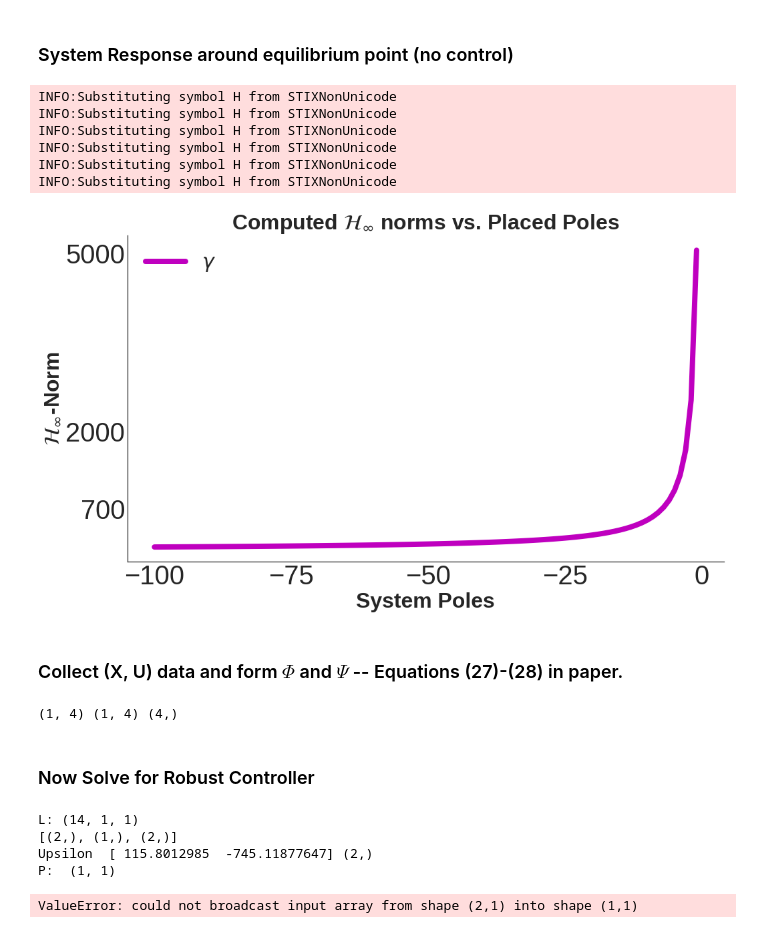
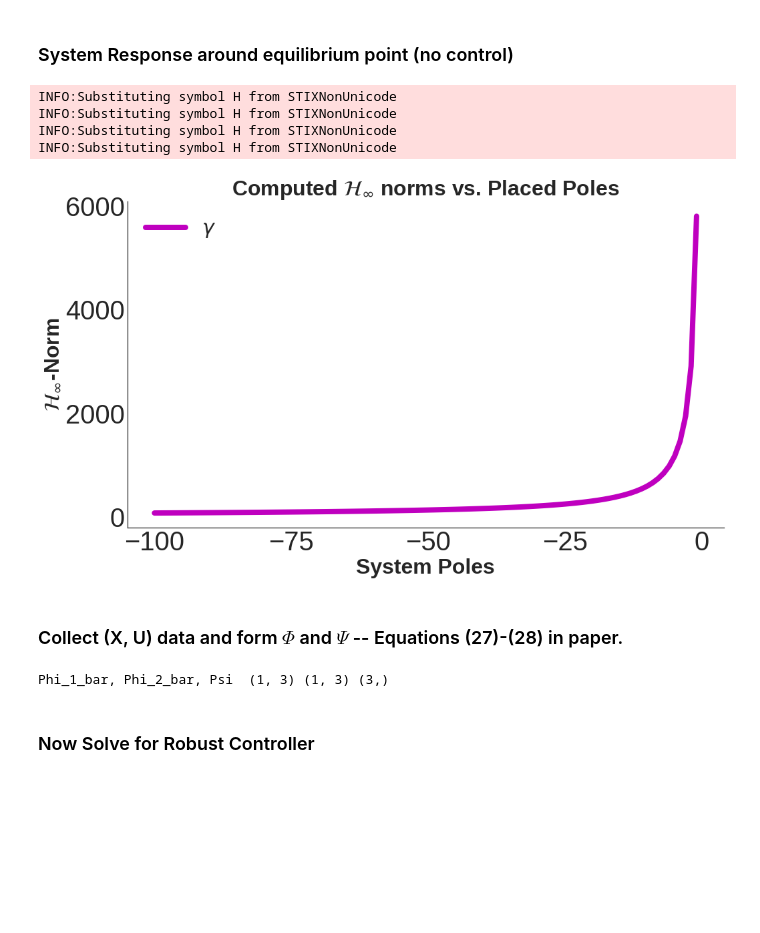
Before and after one commit to robotsorcerer/robust-design, a Jupyter notebook: notebooks/ifac22.ipynb, the cells around one changed output. Drawn from its saved outputs; the diff is of its cells as text; code cells hidden in the pictures; blank space fills up the shorter version.

Commit message:
ifac 22 experiments almost finished

```diff
--- a/notebooks/ifac22.ipynb
+++ b/notebooks/ifac22.ipynb
@@ -301,9 +300,12 @@ theta_hill = [
 # %% [markdown]
 ### System Response around equilibrium point (no control)
 # %%
-x0, u0, w0 = [20], [0.16874874, 40], [0, 0]
+x0, u0, w0 = [20], [0.16874874, 40, 0], [0, 0]
 
 A, B1, B2, C, D = linearize(x0, u0, w0)
+
+# since we are only controlling the speed, pick B1 and B1's state components only
+B1, B2, D = np.expand_dims(B1[:,0], 1), np.expand_dims(B2[:,0], 1), np.expand_dims(D[:,0], 1)
 # %%
 
 # pick an hinf norm bound gamma = 0.01
@@ -330,29 +332,28 @@ for pole in possible_poles:
 
     i += 1
 # %%
-Kplot = la.norm(np.array(Gains).squeeze(), ord=2, axis=1)
-
+# Kplot = la.norm(np.array(Gains).squeeze(), ord=2, axis=1)
+show = False
 fig = plt.figure(figsize=(16,9), facecolor="white")
 ax  = plt.subplot(111)
 ax.plot(possible_poles, np.asarray(gammas), label=rf"$\gamma$", linewidth=8, color="m")
 ax.set_xlabel("System Poles", fontdict=fontdict)
 ax.set_ylabel(r"$\mathcal{H}_\infty$-Norm", fontdict=fontdict)
 ax.set_title(r"Computed $\mathcal{H}_\infty$ norms vs. Placed Poles", fontdict=fontdict)
 ax.xaxis.set_tick_params(labelsize=40)
 ax.yaxis.set_tick_params(labelsize=40)
 ax.xaxis.set_ticks([-100, -75, -50, -25, 0])
-ax.yaxis.set_ticks([700, 2000, 5000])
+# ax.yaxis.set_ticks([700, 12000, 18000])
 ax.legend(loc="upper left", fontsize=30)
-plt.savefig(join(expanduser("~"),"Documents/Papers/Pubs22/IFAC/figures", "hinfs.eps"), dpi=79, facecolor=None)
+if show:
+    plt.savefig(join(expanduser("~"),"Documents/Papers/Pubs22/IFAC/figures", "hinfs.eps"), dpi=79, facecolor=None)
 plt.show()
 # %% [output]
 INFO:Substituting symbol H from STIXNonUnicode
 INFO:Substituting symbol H from STIXNonUnicode
 INFO:Substituting symbol H from STIXNonUnicode
 INFO:Substituting symbol H from STIXNonUnicode
-INFO:Substituting symbol H from STIXNonUnicode
-INFO:Substituting symbol H from STIXNonUnicode
-[figure, old version]
+[figure, new version]
 # %% [markdown]
 ### Collect (X, U) data and form $\Phi$ and $\Psi$ -- Equations (27)-(28) in paper.
 # %%
@@ -371,17 +372,17 @@ sys = Bundle(dict(A=A, B1=B1, B2=B2, C=C, D=D, tf=150, dt=0.1, Q=C.T@C, R=D.T@D
 T = int(sys.tf/sys.dt)     # number of simulation timesteps
 T = np.linspace(0, T, T)
 X0 = np.array(([40]))  # collect data
-# print(X0.shape, T.shape)
 x, u, z = sys_integrator(sys, X0, K1, T)
 
-Phi = np.zeros((4, 4))
-Psi = np.zeros((4))
+Phi = np.zeros((3, 3))
+Psi = np.zeros((3))
 
 for i in range(u.shape[0]-1):
-    #phi = np.append(phi, [(vecv(x[i,:]).T)[0], (2*kron(x[i,:].T, u[i,:].T))[0],(2*kron(x[i,:].T, u[i,:].T))[1], 1], axis=0)
-    phi = np.array([(vecv(x[i,:]).T)[0], (2*kron(x[i,:].T, u[i,:].T))[0],(2*kron(x[i,:].T, u[i,:].T))[1], 1])
+    kron_term = 2*kron(x[i,:].T, u[i,:].T)
+    phi = np.array([(vecv(x[i,:]).T)[0], kron_term[0], 1])
     phi = np.expand_dims(phi, 1)
     temp = phi@phi.T*sys.dt
+    # print("temp: ", temp.shape)
     Phi += temp
 
     # psi now
@@ -397,40 +398,34 @@ n = 1; m = 1; n1 = int(n*(n+1)/2); n2 = int(n1 + m*n);
 Phi_1_bar = PhiInv[:n1]
 Phi_2_bar = PhiInv[n1:n2]
 
-print(Phi_1_bar.shape, Phi_2_bar.shape, Psi.shape)
+print("Phi_1_bar, Phi_2_bar, Psi ", Phi_1_bar.shape, Phi_2_bar.shape, Psi.shape)
 # %% [output]
-(1, 4) (1, 4) (4,)
+Phi_1_bar, Phi_2_bar, Psi  (1, 3) (1, 3) (3,)
 # %% [markdown]
 ### Now Solve for Robust Controller
 # %%
-PIter, QIter = 2, 14
-n, pf, qf = A.shape[0], 2, 2
-K = np.zeros((PIter,)+(K1.shape))
-K[0,:] = K1
-Rmat = np.eye(K1.T.shape[-1])
-P = np.zeros((PIter, QIter, n,n))
+def iterative_robust(A, B1, B2, K1, gamma, Phi1, Phi2, Psi, PIter=40, QIter=80):
 
-for p in range(1, PIter):
-    L = np.zeros((QIter, B2.shape[0], A.shape[0]))
-    print(rf"L: {L.shape}")
-    for q in range(QIter):
-        t1 = 2*Psi.T@Phi_2_bar.T@mat(K[p-1,:], (n,pf))
-        t2 = Psi.T@Phi_1_bar.T
-        t3 = 2 * vec(B2.T@L[q,:])
-        print([x.shape for x in (t1, t2, t3)])
+    n = A.shape[0]
+    K = np.zeros((PIter,)+(K1.shape))
+    K[0,:] = K1
+    Rmat = np.eye(K1.T.shape[-1])
+    P = np.zeros((PIter, QIter, n,n))
 
-        Upsilon = t1 - t2 - t3
-        print("Upsilon ", Upsilon, Upsilon.shape)
 
-        Qp = C.T@C - K[p-1,:].T@Rmat@K[p-1,:]
-        # temp = la.pinv(Upsilon)@
+    for p in range(1, PIter):
+        L = np.zeros((QIter, B2.shape[0], A.shape[0]))
+        for q in range(QIter):
+            t1 = Phi1@Psi
+            t2 = smat(kron(np.eye(n), K[p-1,:].T) + kron( K[p-1,:].T, np.eye(n)) )@Phi2@Psi
+            t3 = smat(kron(np.eye(n), L[q-1, :].T@B2.T) + kron( L[q-1, :]@B2.T, np.eye(n)))
 
-        P[p,q] = svec(Qp - (1/(safe_gamma**2))*L[q-1,:].T@L[q-1,:])
-        print("P: ", P[p,q].shape)
-        L[q-1,:] = safe_gamma**(-2)*B2.T@P[p,q]
+            Upsilon = t1 - t2 + t3
+
+            Qp = C.T@C - K[p-1,:].T@Rmat@K[p-1,:]
+
+            P[p,q] = la.pinv(Upsilon)@svec(Qp - (1/(gamma**2))*L[q-1,:].T@L[q-1,:])
+            L[q-1,:] = gamma**(-2)*B2.T@P[p,q]
+        K[p, :] = la.pinv(Rmat)*B1.T@P[p, q]
+
+    return K, L, P
-# %% [output]
-L: (14, 1, 1)
-[(2,), (1,), (2,)]
-Upsilon  [ 115.8012985  -745.11877647] (2,)
-P:  (1, 1)
-ValueError: could not broadcast input array from shape (2,1) into shape (1,1)
```
Also changed, not shown: parts of 23 cells of this notebook, 2 other files.
